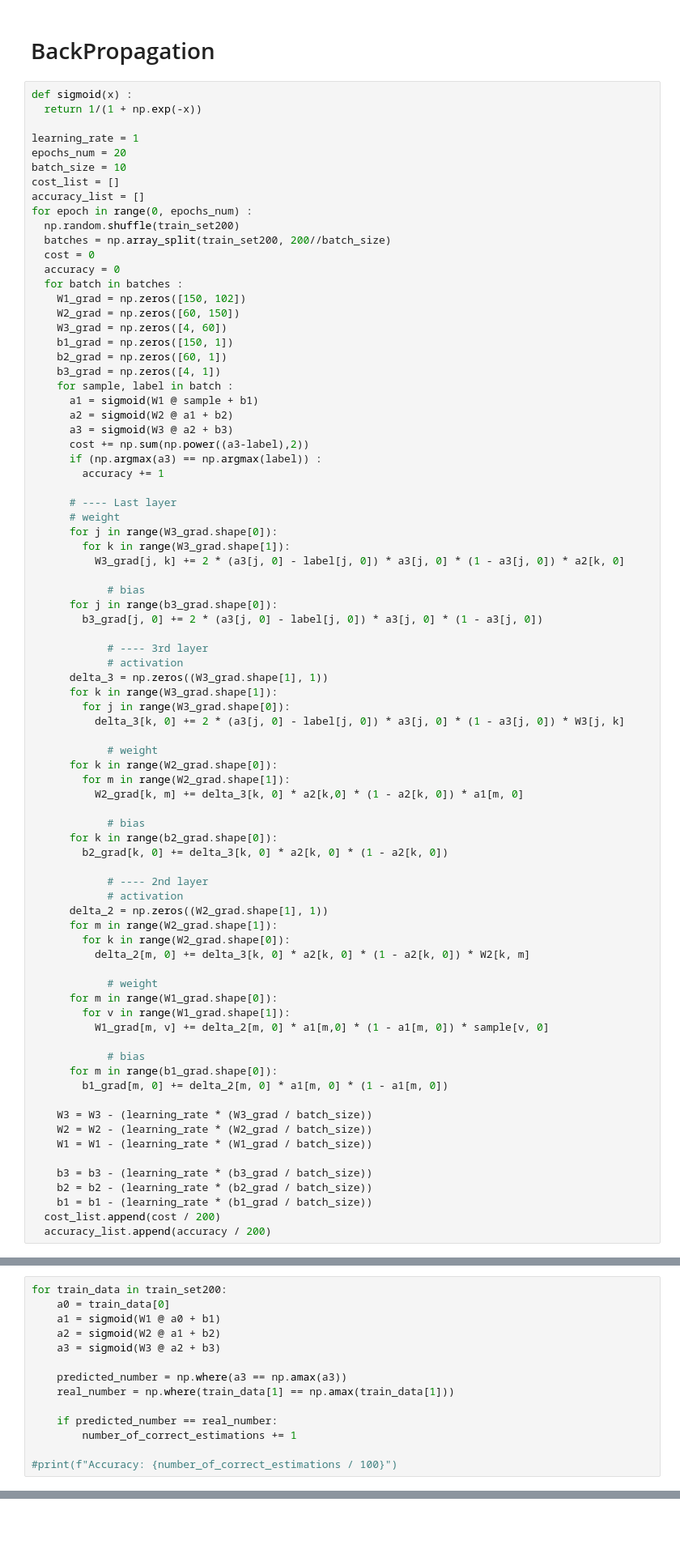
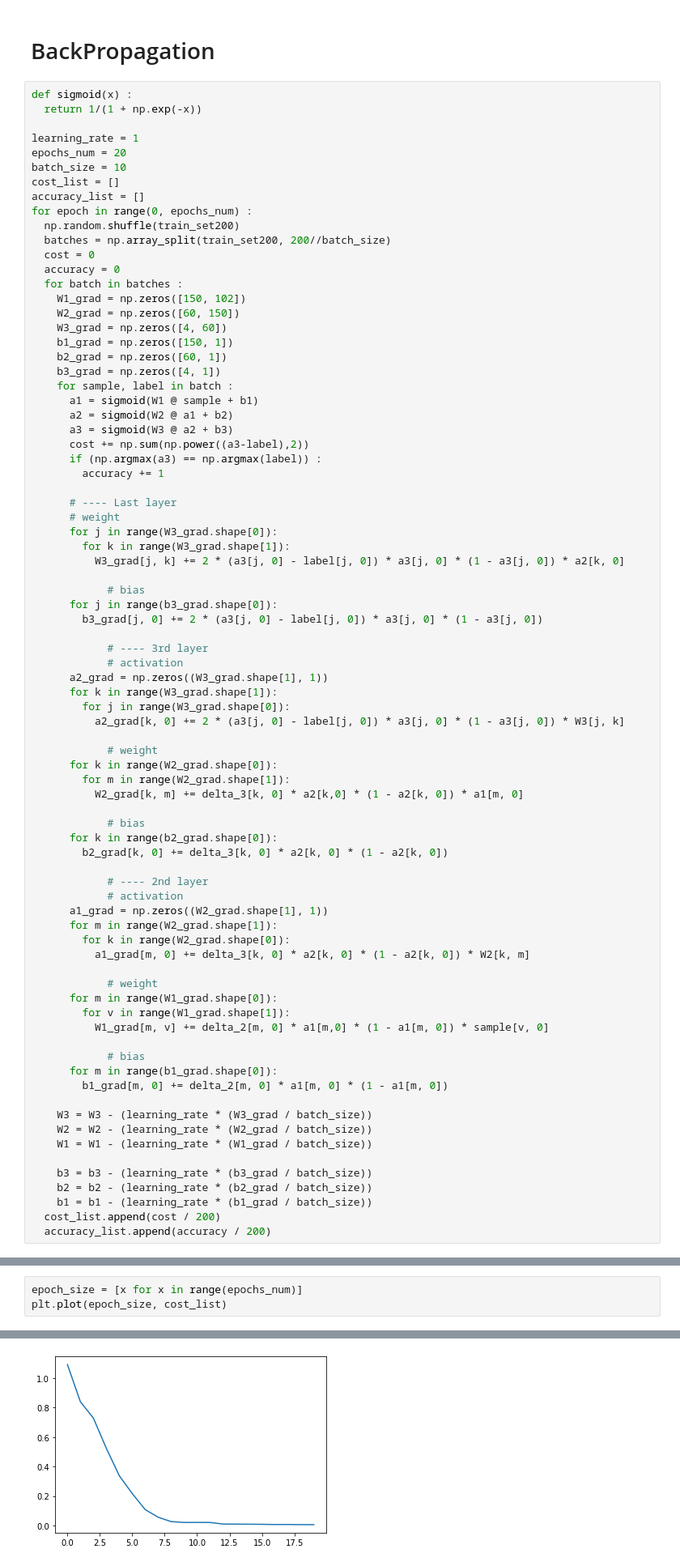
Before and after one commit to artaasadi/NeuralNetwork_proj, a Jupyter notebook: AI_Project.ipynb, the cells around one changed output, grey strips where cells are left out. Shown at 81% size. Drawn from its saved outputs; the diff is of its cells as text; blank space fills up the shorter version.

```diff
--- a/AI_Project.ipynb
+++ b/AI_Project.ipynb
@@ -170,10 +159,10 @@ for epoch in range(0, epochs_num) :
 
             # ---- 3rd layer
             # activation
-      delta_3 = np.zeros((W3_grad.shape[1], 1))
+      a2_grad = np.zeros((W3_grad.shape[1], 1))
       for k in range(W3_grad.shape[1]):
         for j in range(W3_grad.shape[0]):
-          delta_3[k, 0] += 2 * (a3[j, 0] - label[j, 0]) * a3[j, 0] * (1 - a3[j, 0]) * W3[j, k]
+          a2_grad[k, 0] += 2 * (a3[j, 0] - label[j, 0]) * a3[j, 0] * (1 - a3[j, 0]) * W3[j, k]
 
             # weight
       for k in range(W2_grad.shape[0]):
@@ -186,10 +175,10 @@ for epoch in range(0, epochs_num) :
 
             # ---- 2nd layer
             # activation
-      delta_2 = np.zeros((W2_grad.shape[1], 1))
+      a1_grad = np.zeros((W2_grad.shape[1], 1))
       for m in range(W2_grad.shape[1]):
         for k in range(W2_grad.shape[0]):
-          delta_2[m, 0] += delta_3[k, 0] * a2[k, 0] * (1 - a2[k, 0]) * W2[k, m]
+          a1_grad[m, 0] += delta_3[k, 0] * a2[k, 0] * (1 - a2[k, 0]) * W2[k, m]
 
             # weight
       for m in range(W1_grad.shape[0]):
@@ -223,17 +212,3 @@ accuracy_list
 # %% [output]
 [<matplotlib.lines.Line2D at 0x...>]
 [figure]
-# %%
-for train_data in train_set200:
-    a0 = train_data[0]
-    a1 = sigmoid(W1 @ a0 + b1)
-    a2 = sigmoid(W2 @ a1 + b2)
-    a3 = sigmoid(W3 @ a2 + b3)
-
-    predicted_number = np.where(a3 == np.amax(a3))
-    real_number = np.where(train_data[1] == np.amax(train_data[1]))
-
-    if predicted_number == real_number:
-        number_of_correct_estimations += 1
-
-#print(f"Accuracy: {number_of_correct_estimations / 100}")
@@ -248,0 +276,4 @@ array([[1.04461661e-03],
+# %%
+epoch_size = [x for x in range(epochs_num)]
+plt.plot(epoch_size, cost_list)
+# %% [output]
@@ -248,0 +281 @@ array([[1.04461661e-03],
+[figure, added]
```
Also changed, not shown: parts of 9 cells of this notebook.
